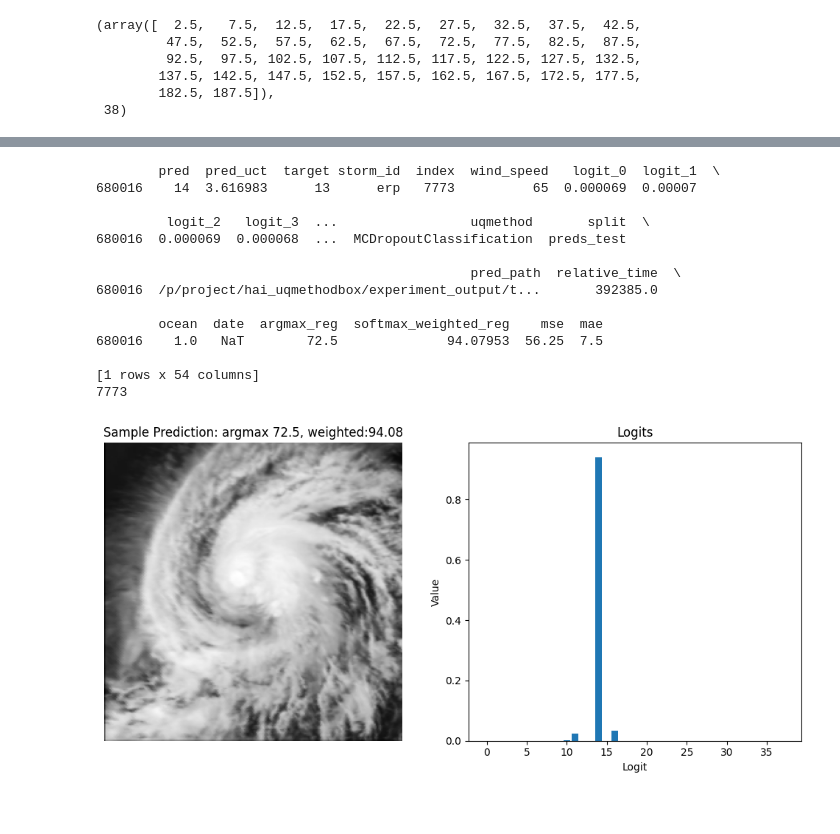
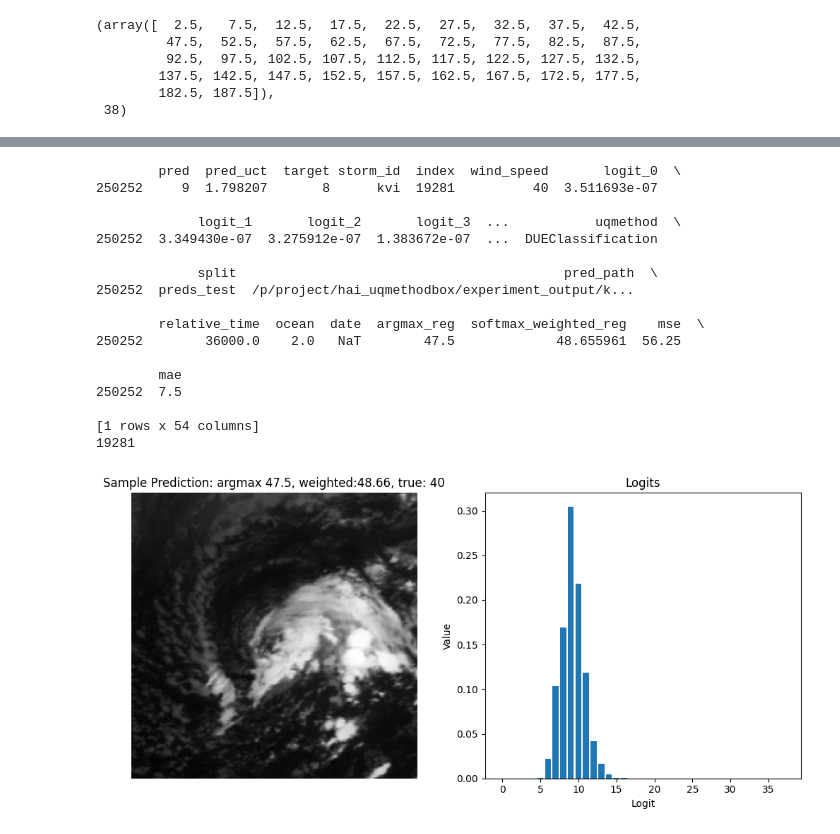
Before and after one commit to nilsleh/tropical_cyclone_uq, a Jupyter notebook: src/class_results_analysis.ipynb, the cells around one changed output, grey strips where cells are left out. Drawn from its saved outputs; the diff is of its cells as text; code cells hidden in the pictures; blank space fills up the shorter version.

Commit message:
classification notebook

```diff
--- a/src/class_results_analysis.ipynb
+++ b/src/class_results_analysis.ipynb
@@ -72,8 +73,9 @@ VAR_TO_PLOT_LABEL = {
 # %%
 # specify directories to include in analysis
 directories = [
-    "/p/project/hai_uqmethodbox/experiment_output/test_class",
-
+    "/p/project/hai_uqmethodbox/experiment_output/keep_class_min_speed_0",
+    # "/p/project/hai_uqmethodbox/experiment_output/test_class",
+    # "/p/project/hai_uqmethodbox/experiment_output/min_wind_speed_0_new",
 ]
 paths = [
     file
@@ -179,10 +181,11 @@ def compute_overview_df(paths):
         date = datetime.strptime(date_str, "%m-%d-%Y")
         # exp_dict["date"] = datetime.strptime(date_string, datetime_format)
         exp_dict["pred_path"] = path
-        exp_dict["conf_path"] = re.sub(r'preds_.*\.csv', 'config.yaml', path)
+        exp_dict["conf_path"] = re.sub(r"preds_.*\.csv", "config.yaml", path)
         exp_dict["metric_path"] = os.path.join(
             os.path.dirname(path), "csv_logs", "version_0", "metrics.csv"
         )
+        conf = OmegaConf.load(exp_dict["conf_path"])
         overview_df = pd.concat([overview_df, pd.DataFrame(exp_dict, index=[idx])])
 
     return overview_df
@@ -404,11 +904,13 @@ plt.show()
 # %%
 with pd.option_context("display.max_colwidth", None):
-    df = all_test_pred_df[(all_test_pred_df["uqmethod"] == "DKLClassification") & (all_test_pred_df["split"] == "preds_val")]
-    display(
-        df
-    )
+    df = all_test_pred_df[
+        (all_test_pred_df["uqmethod"] == "DKLClassification")
+        & (all_test_pred_df["split"] == "preds_test")
+    ]
+    display(df)
     fig, ax = plt.subplots(1)
     ax.hist(df["pred"], bins=20, label="target")
+    print(df["pred_uct"].describe())
     plt.show()
 # %% [output]
 |  | pred | pred_uct | target | storm_id | index | wind_speed | logit_0 | logit_1 | logit_2 | logit_3 | ... |
@@ -458,9 +973,10 @@ with pd.option_context("display.max_colwidth", None):
 # %%
 import matplotlib.pyplot as plt
 
+
 def plot_method(all_test_pred_df, method: str, data_split: str):
     # Select rows for the given method
-    df_method = all_test_pred_df[all_test_pred_df['uqmethod'] == method]
+    df_method = all_test_pred_df[all_test_pred_df["uqmethod"] == method]
     df_method = df_method[df_method["split"] == f"preds_{data_split}"]
 
     # If there's no data for the given method, return
@@ -468,49 +984,55 @@ def plot_method(all_test_pred_df, method: str, data_split: str):
         print(f"No data for method: {method}")
         return
 
     # Select a random row (sample) from the dataframe
     sample = df_method.sample(1)
 
     # Extract logit columns (columns that start with 'logt_')
-    logit_cols = [col for col in df_method.columns if col.startswith('logit_')]
+    logit_cols = [col for col in df_method.columns if col.startswith("logit_")]
     logits = sample[logit_cols].values[0]
 
     # Create a figure with two subplots: one for the prediction, one for the logits
     fig, axs = plt.subplots(1, 2, figsize=(10, 5))
     print(sample)
     print(sample["index"].iloc[0])
     img = DS_DICT[data_split][int(sample["index"].iloc[0])]["input"]
     # Plot prediction
-    axs[0].imshow(img[0,...], cmap="gray")
-    axs[0].set_title(f'Sample Prediction: argmax {sample["argmax_reg"].iloc[0]}, weighted:{sample["softmax_weighted_reg"].iloc[0]:.2f}')
-    axs[0].set_xlabel('Index')
+    axs[0].imshow(img[0, ...], cmap="gray")
+    axs[0].set_title(
+        f'Sample Prediction: argmax {sample["argmax_reg"].iloc[0]}, weighted:{sample["softmax_weighted_reg"].iloc[0]:.2f}, true: {sample["wind_speed"].iloc[0]}'
+    )
+    axs[0].set_xlabel("Index")
     axs[0].axis("off")
-    axs[0].set_ylabel('Prediction')
+    axs[0].set_ylabel("Prediction")
 
     # Plot logits
     axs[1].bar(range(len(logit_cols)), logits)
-    axs[1].set_title('Logits')
-    axs[1].set_xlabel('Logit')
-    axs[1].set_ylabel('Value')
+    axs[1].set_title("Logits")
+    axs[1].set_xlabel("Logit")
+    axs[1].set_ylabel("Value")
 
     # Display the plot
     plt.tight_layout()
     plt.show()
 
-plot_method(all_test_pred_df, "MCDropoutClassification", DS_SPLIT)
+
+plot_method(all_test_pred_df, "DUEClassification", DS_SPLIT)
 # %% [output]
-        pred  pred_uct  target storm_id  index  wind_speed   logit_0  logit_1  \
-680016    14  3.616983      13      erp   7773          65  0.000069  0.00007
+        pred  pred_uct  target storm_id  index  wind_speed       logit_0  \
+250252     9  1.798207       8      kvi  19281          40  3.511693e-07
 
-         logit_2   logit_3  ...                 uqmethod       split  \
-680016  0.000069  0.000068  ...  MCDropoutClassification  preds_test
+             logit_1       logit_2       logit_3  ...           uqmethod  \
+250252  3.349430e-07  3.275912e-07  1.383672e-07  ...  DUEClassification
 
-                                                pred_path  relative_time  \
-680016  /p/project/hai_uqmethodbox/experiment_output/t...       392385.0
+             split                                          pred_path  \
+250252  preds_test  /p/project/hai_uqmethodbox/experiment_output/k...
 
-        ocean  date  argmax_reg  softmax_weighted_reg    mse  mae
-680016    1.0   NaT        72.5              94.07953  56.25  7.5
+        relative_time  ocean  date  argmax_reg  softmax_weighted_reg    mse  \
+250252        36000.0    2.0   NaT        47.5             48.655961  56.25
+
+        mae
+250252  7.5
 
 [1 rows x 54 columns]
-7773
+19281
-[figure, old version]
+[figure, new version]
```
Also changed, not shown: parts of 20 cells of this notebook.
